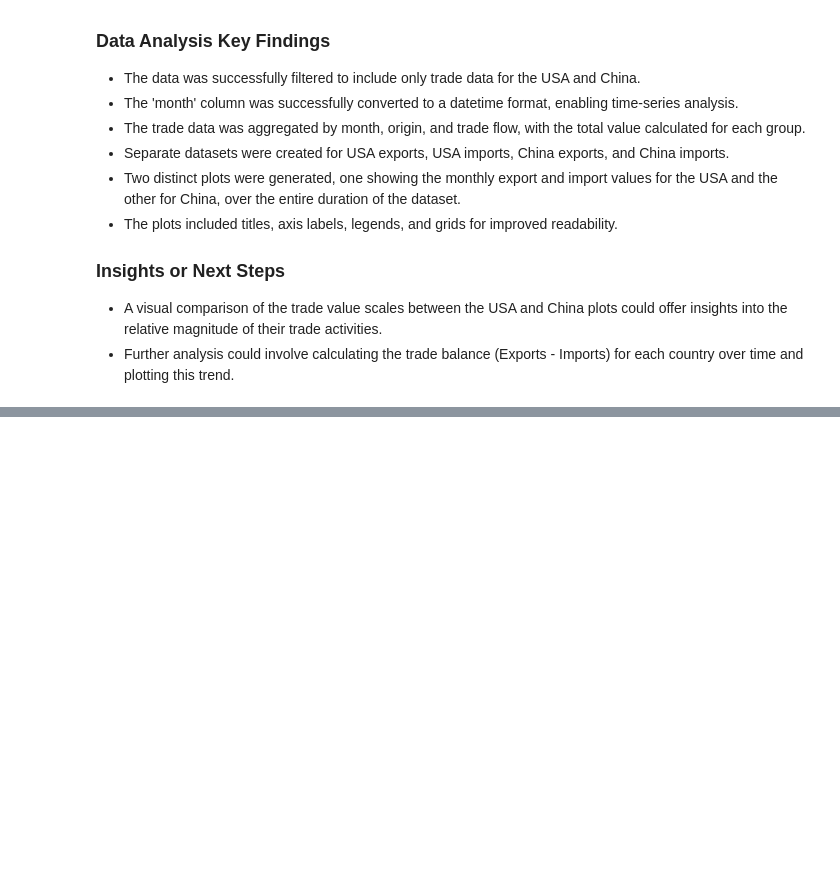
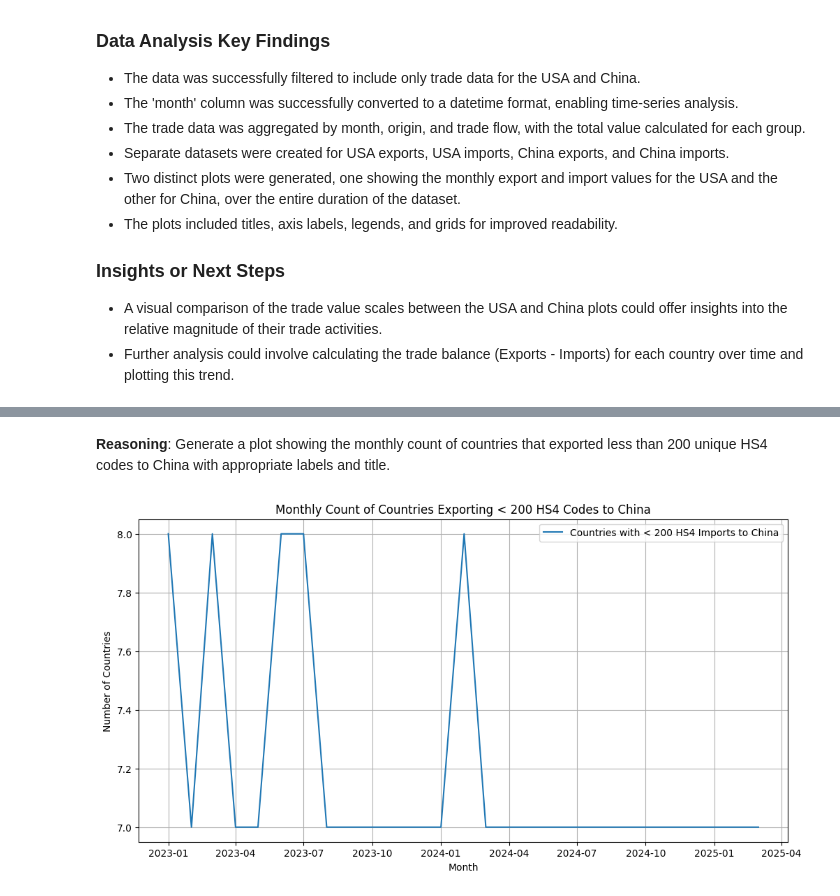
Before and after one commit to Tiru-Kaggundi/Tirumala_aiFORtrade, a Jupyter notebook: data_exploration.ipynb, the cells around one changed output, grey strips where cells are left out. Cells and saved outputs as stored; diff of their text form; code cells hidden in the pictures; blank space fills up the shorter version.

```diff
--- a/data_exploration.ipynb
+++ b/data_exploration.ipynb
@@ -173,0 +447,3 @@ Improve plot readability by adding titles, labels, and legends to the plots for
+# %%
+chn_imports_hs4_partner = df_hs4_partner_counts[(df_hs4_partner_counts['origin'] == 'CHN') & (df_hs4_partner_counts['trade_flow'] == 'Imports')]
+display(chn_imports_hs4_partner.head())
@@ -173,0 +465,3 @@ Improve plot readability by adding titles, labels, and legends to the plots for
+# %%
+chn_imports_less_than_200_hs4 = chn_imports_hs4_partner[chn_imports_hs4_partner['hs4'] < 200]
+display(chn_imports_less_than_200_hs4.head())
@@ -173,0 +483,4 @@ Improve plot readability by adding titles, labels, and legends to the plots for
+# %%
+chn_imports_country_count = chn_imports_less_than_200_hs4.groupby('month')['destination'].nunique().reset_index()
+chn_imports_country_count.columns = ['month', 'country_count']
+display(chn_imports_country_count.head())
@@ -173,0 +499,14 @@ Improve plot readability by adding titles, labels, and legends to the plots for
+# %% [markdown]
+**Reasoning**:
+Generate a plot showing the monthly count of countries that exported less than 200 unique HS4 codes to China with appropriate labels and title.
+# %%
+plt.figure(figsize=(12, 6))
+plt.plot(chn_imports_country_count['month'], chn_imports_country_count['country_count'], label='Countries with < 200 HS4 Imports to China')
+plt.title('Monthly Count of Countries Exporting < 200 HS4 Codes to China')
+plt.xlabel('Month')
+plt.ylabel('Number of Countries')
+plt.legend()
+plt.grid(True)
+plt.show()
+# %% [output]
+[figure, added]
```
Also changed, not shown: parts of 76 cells of this notebook.
